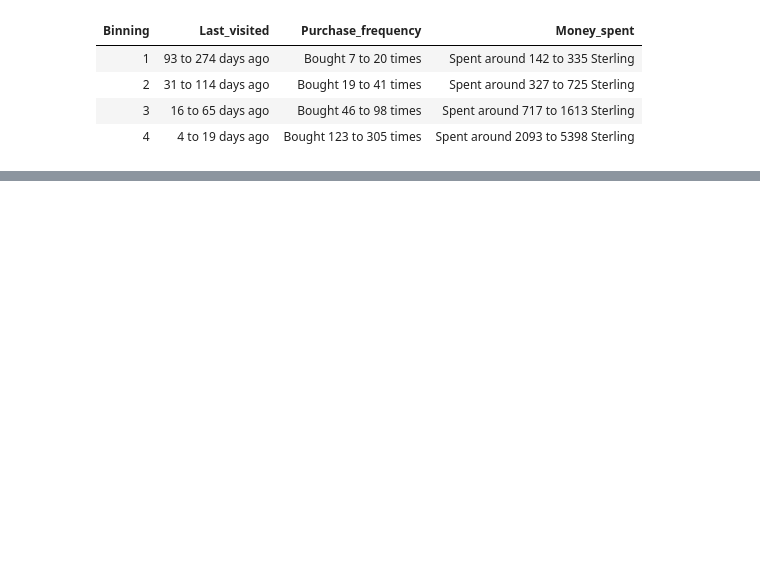
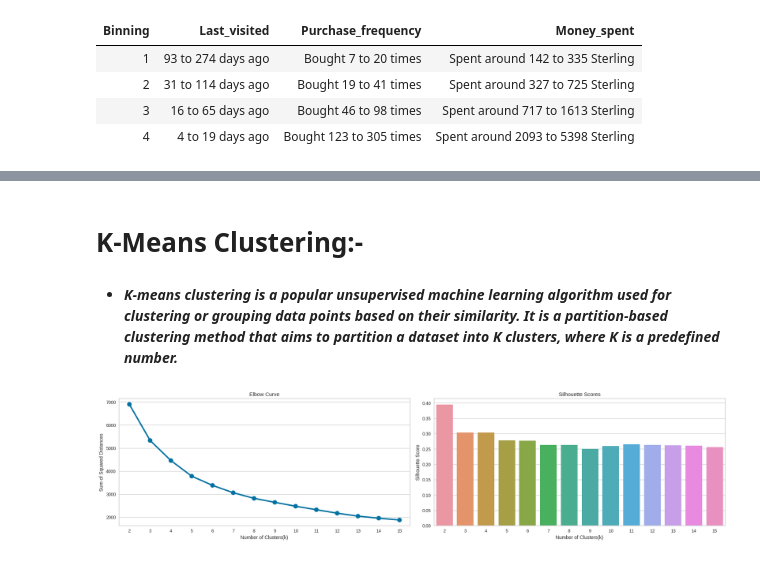
Before and after one commit to nandukamankar/Unsupervised-Learning-project, a Jupyter notebook: Unsupervised_ML_Online_Retail_Customer_Segmentation_Nandu_Kamankar.ipynb, the cells around one changed output, grey strips where cells are left out. Drawn from its saved outputs; the diff is of its cells as text; code cells hidden in the pictures; blank space fills up the shorter version.

```diff
--- a/Unsupervised_ML_Online_Retail_Customer_Segmentation_Nandu_Kamankar.ipynb
+++ b/Unsupervised_ML_Online_Retail_Customer_Segmentation_Nandu_Kamankar.ipynb
@@ -869,0 +898,36 @@ Displaying the mean median and count of Recency, Frequency and Monetary for each
+# %% [markdown]
+# **K-Means Clustering:-**
+# %% [markdown]
+* ***K-means clustering is a popular unsupervised machine learning algorithm used for clustering or grouping data points based on their similarity. It is a partition-based clustering method that aims to partition a dataset into K clusters, where K is a predefined number.***
+# %%
+# Storing sum of squared distances and Silhouette Scores for each value of k in k means clusterer:-
+ssd,score = [],[]
+# Setting figure Size:-
+plt.figure(figsize=(20,5), dpi=90)
+
+# Initializing the list of clusters for tuning the best clusters:-
+n_clusters = list(range(2,16))
+
+# Running a for loop of Kmeans algorithm:-
+for k in n_clusters:
+    clusterer = KMeans(n_clusters = k, init= 'k-means++', max_iter= 1000)
+    y_preds = clusterer.fit_predict(X)                # Fitting the model
+    ssd.append(clusterer.inertia_)                    # Appending the inertia
+    score.append(silhouette_score(X, y_preds))        # Appending the silhoutte score
+
+# Plotting Elbow curve to find optimal K:-
+plt.subplot(1, 2, 1)                                  #Initializing subplots
+sns.pointplot(x=n_clusters, y=ssd)                    # plotting point plot
+plt.xlabel('Number of Clusters(k)')                   # Setting x label
+plt.ylabel('Sum of Squared Distances')                # Setting y label
+plt.title('Elbow Curve')                              # Setting the title
+
+# Silhouette Score v/s Number of Clusters:-
+plt.subplot(1, 2, 2)                                  #Initializing subplots
+sns.barplot(x=n_clusters, y=score)                    # plotting bar plot
+plt.xlabel('Number of Clusters(k)')                   # Setting x label
+plt.ylabel('Silhouette Score')                        # Setting y label
+plt.title('Silhouette Scores')                        # Setting the title
+plt.tight_layout()
+# %% [output]
+[figure, added]
```
Also changed, not shown: parts of 9 cells of this notebook.
